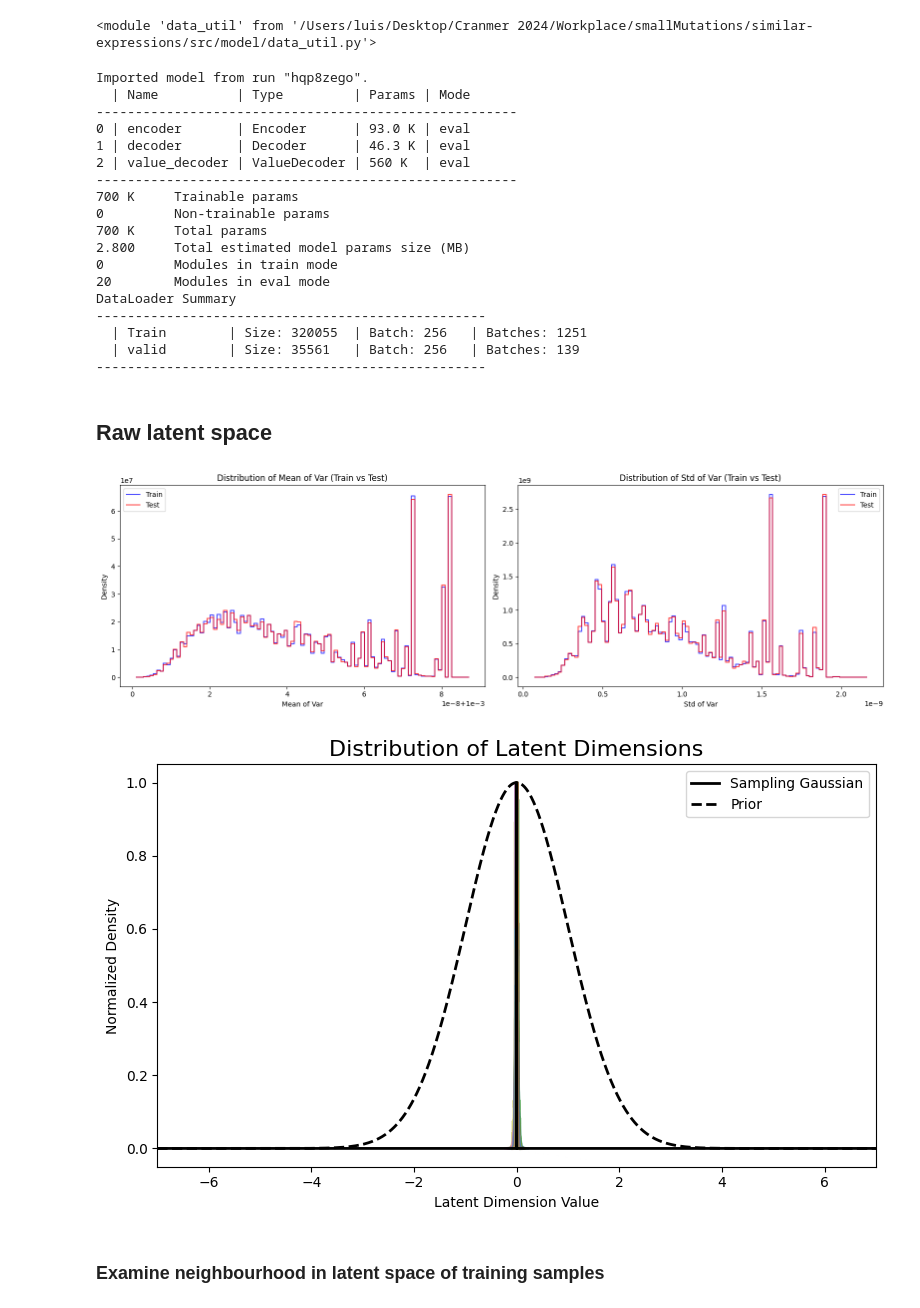
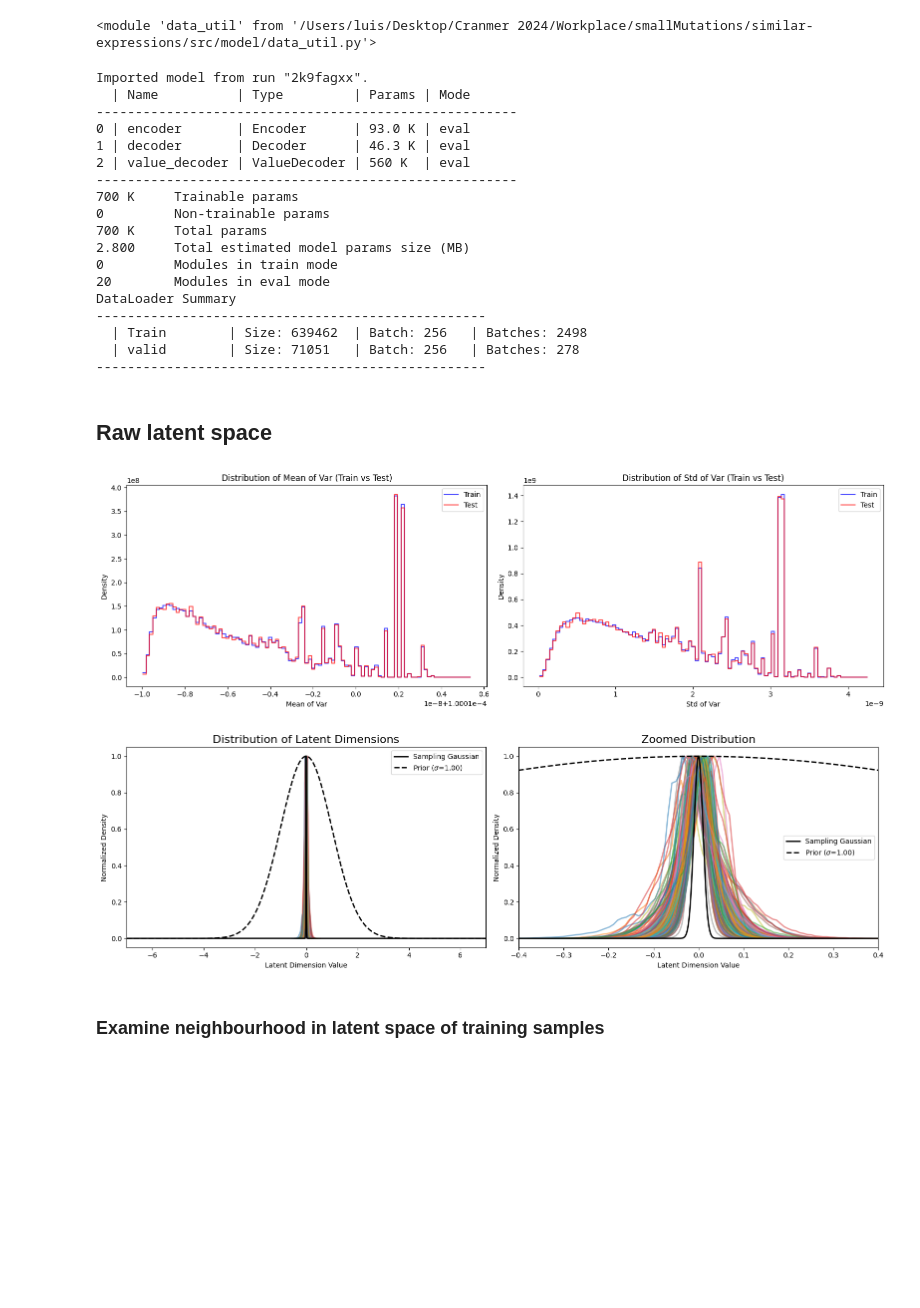
Before and after one commit to LuisCarretero/similar-expressions, a Jupyter notebook: src/dev/latent_analysis.ipynb, the cells around one changed output. Cells and saved outputs as stored; diff of their text form; code cells hidden in the pictures; blank space fills up the shorter version.

```diff
--- a/src/dev/latent_analysis.ipynb
+++ b/src/dev/latent_analysis.ipynb
@@ -42,11 +42,11 @@ torch.set_grad_enabled(False)
 # faithful-resonance-144: 24ryl3yz
 
 # Load model and dataset
-model, cfg_dict, cfg = load_wandb_model(run='hqp8zego', name='last.ckpt')
+model, cfg_dict, cfg = load_wandb_model(run='2k9fagxx', name='last.ckpt')
 train_loader, test_loader, info = create_dataloader_from_wandb(cfg_dict, cfg)
 val_x, syntax_cats, value_transform = info['val_x'], info['syntax_cats'], info['value_transform']
 # %% [output]
-Imported model from run "hqp8zego".
+Imported model from run "2k9fagxx".
   | Name          | Type         | Params | Mode
 ------------------------------------------------------
 0 | encoder       | Encoder      | 93.0 K | eval
@@ -61,14 +61,9 @@ Imported model from run "hqp8zego".
 20        Modules in eval mode
 DataLoader Summary
 --------------------------------------------------
-  | Train        | Size: 320055  | Batch: 256   | Batches: 1251
-  | valid        | Size: 35561   | Batch: 256   | Batches: 139
+  | Train        | Size: 639462  | Batch: 256   | Batches: 2498
+  | valid        | Size: 71051   | Batch: 256   | Batches: 278
 --------------------------------------------------
-# %%
-x = data_from_loader(train_loader, 'x', idx=range(2))
-
-mean, ln_var = model.encoder(x)
-x_hat = model.decoder(mean, max_length=15)
 # %% [markdown]
 ## Raw latent space
 # %%
@@ -82,7 +77,7 @@ for i, x in enumerate(data_from_loader(train_loader, 'x', batch_size=2**15)):
 
     # Encode
     mean, ln_var = model.encoder(x)
-    var = ln_var.exp() * cfg.training.sampling.eps
+    var = ln_var.exp() * cfg.training.sampling.eps**2  # Effective var
 
     mu_train[i*BATCH_SIZE:(i+1)*BATCH_SIZE, :] = mean.detach().numpy()
     mean_of_var_train[i*BATCH_SIZE:(i+1)*BATCH_SIZE] = var.mean(dim=1).detach().numpy()
@@ -100,7 +95,7 @@ for i, x in enumerate(data_from_loader(test_loader, 'x', batch_size=2**15)):
 
     # Encode
     mean, ln_var = model.encoder(x)
-    var = ln_var.exp() * cfg.training.sampling.eps
+    var = ln_var.exp() * cfg.training.sampling.eps**2
 
     mu_test[i*BATCH_SIZE:(i+1)*BATCH_SIZE, :] = mean.detach().numpy()
     mean_of_var_test[i*BATCH_SIZE:(i+1)*BATCH_SIZE] = var.mean(dim=1).detach().numpy()
@@ -147,56 +142,69 @@ ax2.legend()
 plt.tight_layout()
 plt.show()
 # %% [output]
-[figure, old version]
+[figure, new version]
 # %%
 import numpy as np
 from scipy.stats import norm
-from scipy.ndimage import gaussian_filter1d
 
-# Calculate the histogram data for the first 192 dimensions
 num_dims = cfg.model.z_size
 num_bins = 100
 hist_data = []
 bin_edges = []
 
 for dim in range(num_dims):
     hist, bins = np.histogram(z_train[:, dim], bins=num_bins, density=True)
-    # hist = gaussian_filter1d(hist, sigma=1)
     hist_data.append(hist)
     bin_edges.append(bins)
 
-# Calculate bin centers
 bin_centers = [(bins[:-1] + bins[1:]) / 2 for bins in bin_edges]
-
-# Normalize histograms to the same height
 normalized_hist_data = [hist / np.max(hist) for hist in hist_data]
 
-# Create a single plot for all 192 dimensions
-plt.figure(figsize=(8, 5))
-plt.title('Distribution of Latent Dimensions', fontsize=16)
+fig, (ax1, ax2) = plt.subplots(1, 2, figsize=(16, 5))
 
-# Plot each dimension
+# First plot (full range)
+ax1.set_title('Distribution of Latent Dimensions', fontsize=16)
+
 for dim in range(num_dims):
-    plt.plot(bin_centers[dim], normalized_hist_data[dim], linewidth=2, alpha=0.5)
+    ax1.plot(bin_centers[dim], normalized_hist_data[dim], linewidth=2, alpha=0.5)
 
-# Add unit Gaussian (mu=0, sigma=1)
-x = np.linspace(*np.array([-1, 1])*cfg.training.sampling.prior_std*7, 10000)
+x = np.concatenate([np.linspace(-7*cfg.training.sampling.prior_std, -cfg.training.sampling.prior_std, 1000), np.linspace(-cfg.training.sampling.prior_std, cfg.training.sampling.prior_std, 8000), np.linspace(cfg.training.sampling.prior_std, 7*cfg.training.sampling.prior_std, 1000)])
 
-gaussian = norm.pdf(x, 0, cfg.training.sampling.eps)
-normalized_gaussian = gaussian / np.max(gaussian)
-plt.plot(x, normalized_gaussian, 'k', linewidth=2, label='Sampling Gaussian')
+for label, std in [('Sampling Gaussian', cfg.training.sampling.eps),
+                   (f'Prior ($\\sigma$={cfg.training.sampling.prior_std:.2f})', cfg.training.sampling.prior_std)]:
+    gaussian = norm.pdf(x, 0, std)
+    normalized_gaussian = gaussian / np.max(gaussian)
+    ax1.plot(x, normalized_gaussian, 'k',
+             linestyle='-' if 'Sampling' in label else '--',
+             linewidth=2, label=label)
 
-gaussian = norm.pdf(x, 0, cfg.training.sampling.prior_std)
-normalized_gaussian = gaussian / np.max(gaussian)
-plt.plot(x, normalized_gaussian, 'k', linestyle='--', linewidth=2, label=f'Prior (std={cfg.training.sampling.prior_std})')
+ax1.set_xlim(-7*cfg.training.sampling.prior_std, 7*cfg.training.sampling.prior_std)
+ax1.set_xlabel('Latent Dimension Value')
+ax1.set_ylabel('Normalized Density')
+ax1.legend()
 
-plt.xlim(np.array([-1, 1])*cfg.training.sampling.prior_std*7)
-plt.xlabel('Latent Dimension Value')
-plt.ylabel('Normalized Density')
-plt.legend()
+# Second plot (zoomed in)
+ax2.set_title('Zoomed Distribution', fontsize=16)
+
+for dim in range(num_dims):
+    ax2.plot(bin_centers[dim], normalized_hist_data[dim], linewidth=2, alpha=0.5)
+
+for label, std in [('Sampling Gaussian', cfg.training.sampling.eps),
+                   (f'Prior ($\\sigma$={cfg.training.sampling.prior_std:.2f})', cfg.training.sampling.prior_std)]:
+    gaussian = norm.pdf(x, 0, std)
+    normalized_gaussian = gaussian / np.max(gaussian)
+    ax2.plot(x, normalized_gaussian, 'k',
+             linestyle='-' if 'Sampling' in label else '--',
+             linewidth=2, label=label)
+
+ax2.set_xlim(np.array([-1, 1])*cfg.training.sampling.eps*40)
+ax2.set_xlabel('Latent Dimension Value')
+ax2.set_ylabel('Normalized Density')
+ax2.legend()
+
 plt.tight_layout()
 # %% [output]
-[figure, old version]
+[figure, new version]
 # %% [markdown]
 ### Examine neighbourhood in latent space of training samples
 # %%
```
Also changed, not shown: parts of 11 cells of this notebook, 6 other files.
